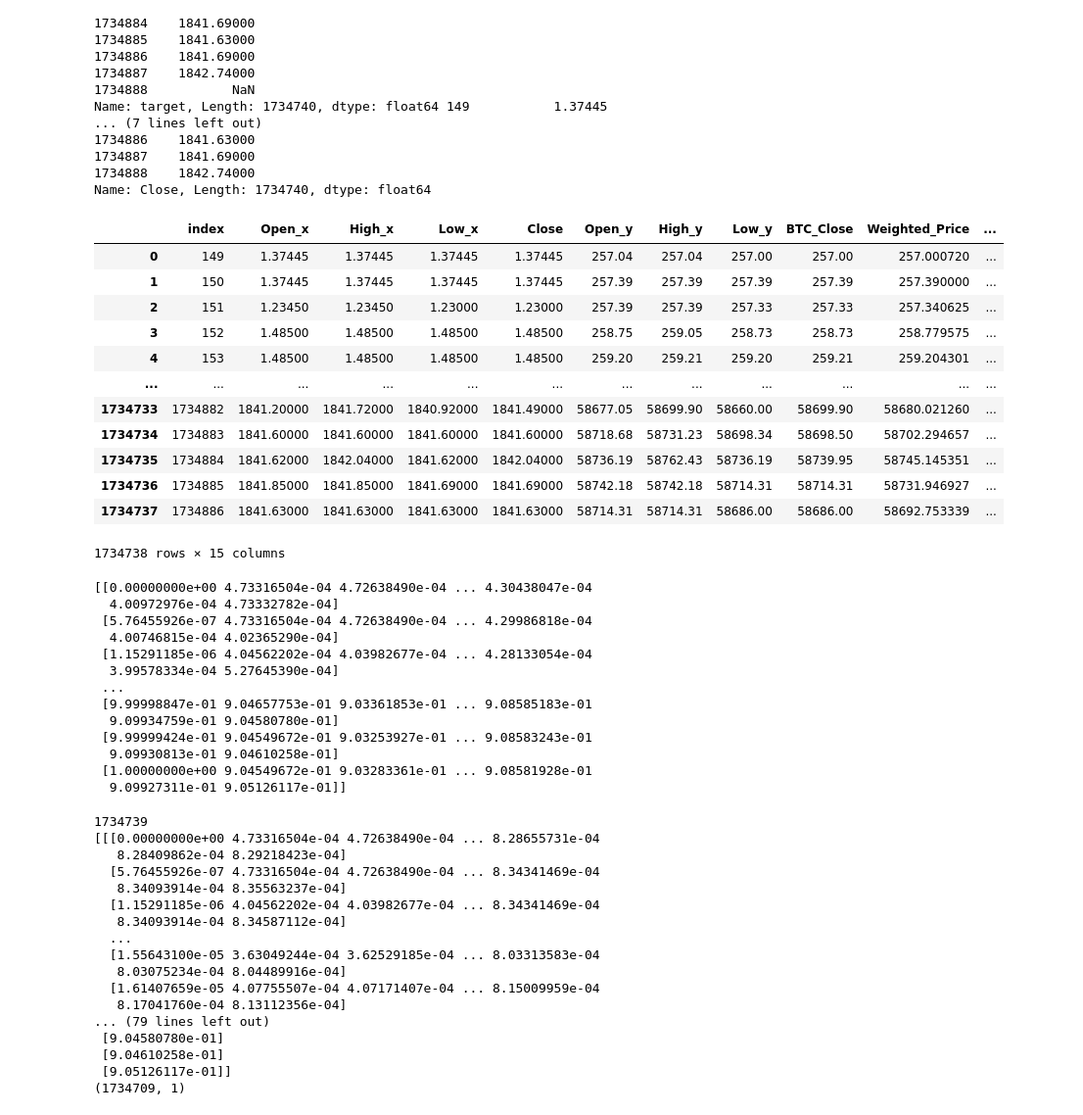
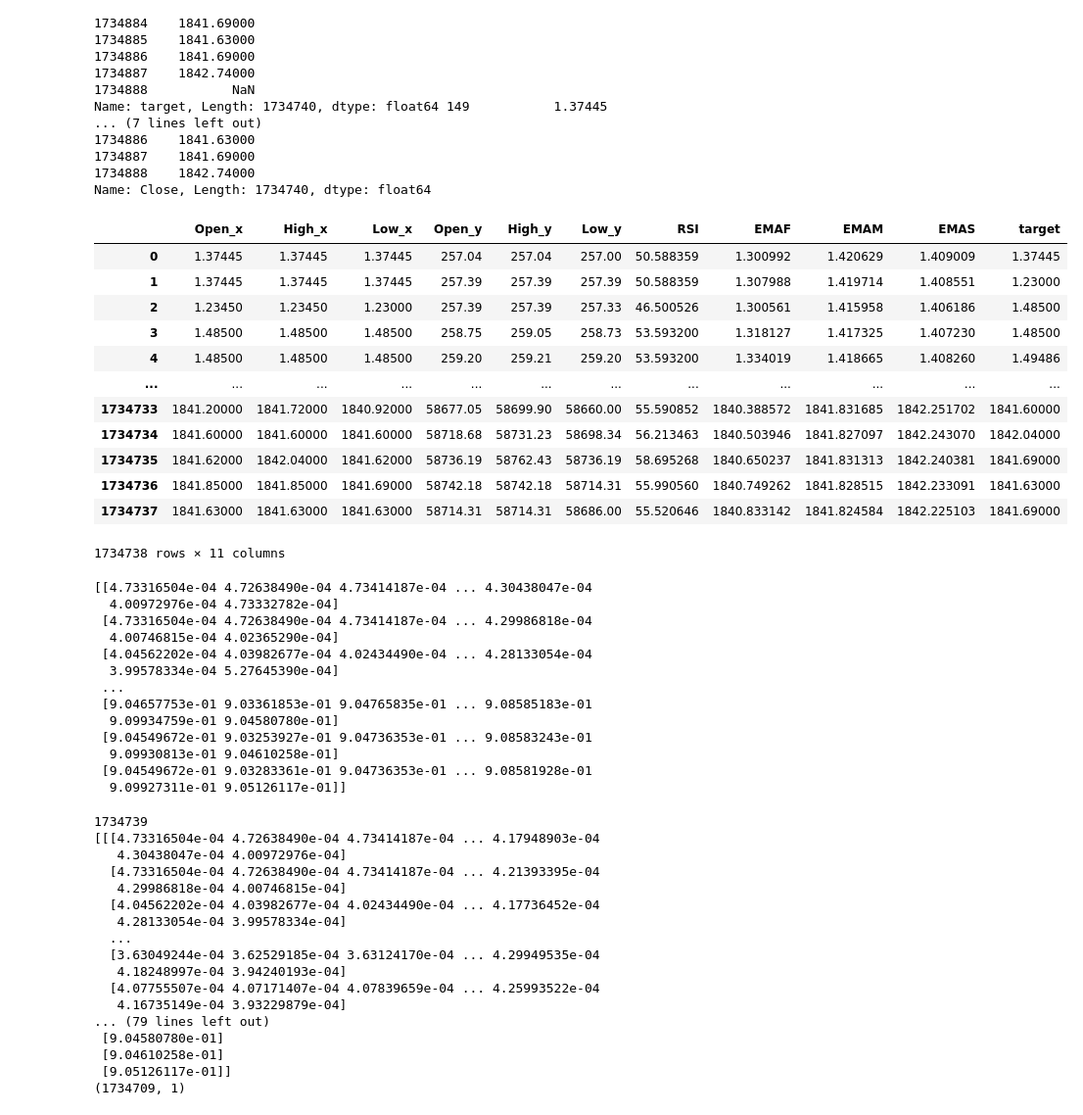
Before and after one commit to MalikParvez1/Stock-Price-Prediction, a Jupyter notebook: Abgabe/TrainingOnlyPrices2.ipynb, the cells around one changed output. Shown at 98% size. Saved outputs shown, nothing was run; the diff lists cells and outputs as text; code cells hidden in the pictures.

```diff
--- a/Abgabe/TrainingOnlyPrices2.ipynb
+++ b/Abgabe/TrainingOnlyPrices2.ipynb
@@ -63,7 +63,7 @@ df.dropna(inplace=True)
 df.reset_index(inplace=True)
 
 # Drop string data and 'Timestamp' column
-df.drop(['Date', 'Trades', 'Volume', 'Volume_(BTC)', 'Volume_(Currency)', 'Timestamp'  ], axis=1, inplace=True)
+df.drop(['Date', 'Trades', 'Volume', 'Volume_(BTC)', 'Volume_(Currency)', 'Timestamp', 'index', 'Close', 'BTC_Close', 'Weighted_Price' ], axis=1, inplace=True)
 # %% [output]
 149           1.37445
 150           1.23000
@@ -83,42 +83,42 @@ Name: target, Length: 1734740, dtype: float64 149           1.37445
 1734888    1842.74000
 Name: Close, Length: 1734740, dtype: float64
 # %%
-data_set = df.iloc[:, 0:16]#.values
+data_set = df.iloc[:, 0:11]#.values
 pd.set_option('display.max_columns', None)
 
 data_set.head(-1)
 # %% [output]
-|  | index | Open_x | High_x | Low_x | Close | Open_y | High_y | Low_y | BTC_Close | Weighted_Price | ... |
-| 0 | 149 | 1.37445 | 1.37445 | 1.37445 | 1.37445 | 257.04 | 257.04 | 257.00 | 257.00 | 257.000720 | ... |
-| 1 | 150 | 1.37445 | 1.37445 | 1.37445 | 1.37445 | 257.39 | 257.39 | 257.39 | 257.39 | 257.390000 | ... |
-| 2 | 151 | 1.23450 | 1.23450 | 1.23000 | 1.23000 | 257.39 | 257.39 | 257.33 | 257.33 | 257.340625 | ... |
-| 3 | 152 | 1.48500 | 1.48500 | 1.48500 | 1.48500 | 258.75 | 259.05 | 258.73 | 258.73 | 258.779575 | ... |
-| 4 | 153 | 1.48500 | 1.48500 | 1.48500 | 1.48500 | 259.20 | 259.21 | 259.20 | 259.21 | 259.204301 | ... |
+|  | Open_x | High_x | Low_x | Open_y | High_y | Low_y | RSI | EMAF | EMAM | EMAS | target |
+| 0 | 1.37445 | 1.37445 | 1.37445 | 257.04 | 257.04 | 257.00 | 50.588359 | 1.300992 | 1.420629 | 1.409009 | 1.37445 |
+| 1 | 1.37445 | 1.37445 | 1.37445 | 257.39 | 257.39 | 257.39 | 50.588359 | 1.307988 | 1.419714 | 1.408551 | 1.23000 |
+| 2 | 1.23450 | 1.23450 | 1.23000 | 257.39 | 257.39 | 257.33 | 46.500526 | 1.300561 | 1.415958 | 1.406186 | 1.48500 |
+| 3 | 1.48500 | 1.48500 | 1.48500 | 258.75 | 259.05 | 258.73 | 53.593200 | 1.318127 | 1.417325 | 1.407230 | 1.48500 |
+| 4 | 1.48500 | 1.48500 | 1.48500 | 259.20 | 259.21 | 259.20 | 53.593200 | 1.334019 | 1.418665 | 1.408260 | 1.49486 |
 | ... | ... | ... | ... | ... | ... | ... | ... | ... | ... | ... | ... |
-| 1734733 | 1734882 | 1841.20000 | 1841.72000 | 1840.92000 | 1841.49000 | 58677.05 | 58699.90 | 58660.00 | 58699.90 | 58680.021260 | ... |
-| 1734734 | 1734883 | 1841.60000 | 1841.60000 | 1841.60000 | 1841.60000 | 58718.68 | 58731.23 | 58698.34 | 58698.50 | 58702.294657 | ... |
-| 1734735 | 1734884 | 1841.62000 | 1842.04000 | 1841.62000 | 1842.04000 | 58736.19 | 58762.43 | 58736.19 | 58739.95 | 58745.145351 | ... |
-| 1734736 | 1734885 | 1841.85000 | 1841.85000 | 1841.69000 | 1841.69000 | 58742.18 | 58742.18 | 58714.31 | 58714.31 | 58731.946927 | ... |
-| 1734737 | 1734886 | 1841.63000 | 1841.63000 | 1841.63000 | 1841.63000 | 58714.31 | 58714.31 | 58686.00 | 58686.00 | 58692.753339 | ... |
+| 1734733 | 1841.20000 | 1841.72000 | 1840.92000 | 58677.05 | 58699.90 | 58660.00 | 55.590852 | 1840.388572 | 1841.831685 | 1842.251702 | 1841.60000 |
+| 1734734 | 1841.60000 | 1841.60000 | 1841.60000 | 58718.68 | 58731.23 | 58698.34 | 56.213463 | 1840.503946 | 1841.827097 | 1842.243070 | 1842.04000 |
+| 1734735 | 1841.62000 | 1842.04000 | 1841.62000 | 58736.19 | 58762.43 | 58736.19 | 58.695268 | 1840.650237 | 1841.831313 | 1842.240381 | 1841.69000 |
+| 1734736 | 1841.85000 | 1841.85000 | 1841.69000 | 58742.18 | 58742.18 | 58714.31 | 55.990560 | 1840.749262 | 1841.828515 | 1842.233091 | 1841.63000 |
+| 1734737 | 1841.63000 | 1841.63000 | 1841.63000 | 58714.31 | 58714.31 | 58686.00 | 55.520646 | 1840.833142 | 1841.824584 | 1842.225103 | 1841.69000 |
-1734738 rows × 15 columns
+1734738 rows × 11 columns
 # %%
 from sklearn.preprocessing import MinMaxScaler
 sc = MinMaxScaler(feature_range=(0,1))
 data_set_scaled = sc.fit_transform(data_set)
 print(data_set_scaled)
 # %% [output]
-[[0.00000000e+00 4.73316504e-04 4.72638490e-04 ... 4.30438047e-04
+[[4.73316504e-04 4.72638490e-04 4.73414187e-04 ... 4.30438047e-04
   4.00972976e-04 4.73332782e-04]
- [5.76455926e-07 4.73316504e-04 4.72638490e-04 ... 4.29986818e-04
+ [4.73316504e-04 4.72638490e-04 4.73414187e-04 ... 4.29986818e-04
   4.00746815e-04 4.02365290e-04]
- [1.15291185e-06 4.04562202e-04 4.03982677e-04 ... 4.28133054e-04
+ [4.04562202e-04 4.03982677e-04 4.02434490e-04 ... 4.28133054e-04
   3.99578334e-04 5.27645390e-04]
  ...
- [9.99998847e-01 9.04657753e-01 9.03361853e-01 ... 9.08585183e-01
+ [9.04657753e-01 9.03361853e-01 9.04765835e-01 ... 9.08585183e-01
   9.09934759e-01 9.04580780e-01]
- [9.99999424e-01 9.04549672e-01 9.03253927e-01 ... 9.08583243e-01
+ [9.04549672e-01 9.03253927e-01 9.04736353e-01 ... 9.08583243e-01
   9.09930813e-01 9.04610258e-01]
- [1.00000000e+00 9.04549672e-01 9.03283361e-01 ... 9.08581928e-01
+ [9.04549672e-01 9.03283361e-01 9.04736353e-01 ... 9.08581928e-01
   9.09927311e-01 9.05126117e-01]]
 # %%
 # multiple feature from data provided to the model
@@ -127,7 +127,7 @@ X = []
 #data_set_scaled=data_set.values
 backcandles = 30
 print(data_set_scaled.shape[0])
-for j in range(8):#data_set_scaled[0].size):#2 columns are target not X
+for j in range(10):#data_set_scaled[0].size):#2 columns are target not X
     X.append([])
     for i in range(backcandles, data_set_scaled.shape[0]):#backcandles+2
         X[j].append(data_set_scaled[i-backcandles:i, j])
@@ -149,17 +149,17 @@ print(y)
 print(y.shape)
 # %% [output]
 1734739
-[[[0.00000000e+00 4.73316504e-04 4.72638490e-04 ... 8.28655731e-04
-   8.28409862e-04 8.29218423e-04]
-  [5.76455926e-07 4.73316504e-04 4.72638490e-04 ... 8.34341469e-04
-   8.34093914e-04 8.35563237e-04]
-  [1.15291185e-06 4.04562202e-04 4.03982677e-04 ... 8.34341469e-04
-   8.34093914e-04 8.34587112e-04]
+[[[4.73316504e-04 4.72638490e-04 4.73414187e-04 ... 4.17948903e-04
+   4.30438047e-04 4.00972976e-04]
+  [4.73316504e-04 4.72638490e-04 4.73414187e-04 ... 4.21393395e-04
+   4.29986818e-04 4.00746815e-04]
+  [4.04562202e-04 4.03982677e-04 4.02434490e-04 ... 4.17736452e-04
+   4.28133054e-04 3.99578334e-04]
   ...
-  [1.55643100e-05 3.63049244e-04 3.62529185e-04 ... 8.03313583e-04
-   8.03075234e-04 8.04489916e-04]
-  [1.61407659e-05 4.07755507e-04 4.07171407e-04 ... 8.15009959e-04
-   8.17041760e-04 8.13112356e-04]
+  [3.63049244e-04 3.62529185e-04 3.63124170e-04 ... 4.29949535e-04
+   4.18248997e-04 3.94240193e-04]
+  [4.07755507e-04 4.07171407e-04 4.07839659e-04 ... 4.25993522e-04
+   4.16735149e-04 3.93229879e-04]
 ... (79 lines left out)
  [9.04580780e-01]
  [9.04610258e-01]
```
Also changed, not shown: parts of 4 cells of this notebook.
